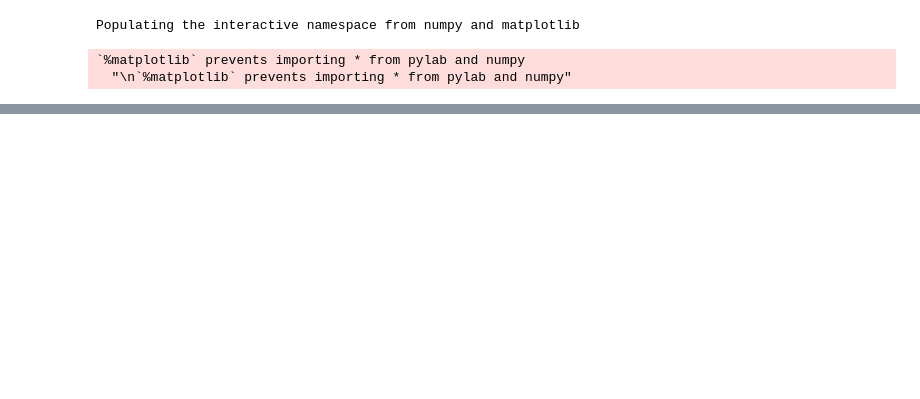
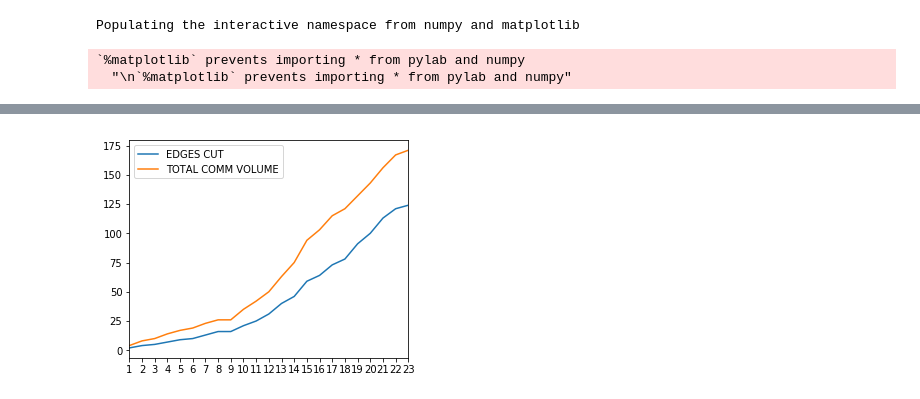
Before and after one commit to sbarakat/graph-partitioning, a Jupyter notebook: experiments.ipynb, the cells around one changed output, grey strips where cells are left out. Saved outputs shown, nothing was run; the diff lists cells and outputs as text; code cells hidden in the pictures; blank space fills up the shorter version.

Commit message:
Added code to load experiment results back in. Added basic code to display results

```diff
--- a/experiments.ipynb
+++ b/experiments.ipynb
@@ -375,0 +408,83 @@ TypeError: write() takes 2 positional arguments but 3 were given
+# %%
+# analyse some experiments
+resultsDir = os.path.join(parametrized_config['OUTPUT_DIRECTORY'], "17_04_05", "17_33_54")
+
+algorithms = all_algorithms
+partitions = [4, 6, 8]
+correctedness = [100]
+predictionModelCutoff = [0.2]
+networks = [1]
+slidingWindows = [False]
+virtualNodes = [False]
+GAMModels = [False]
+
+class ExperimentData:
+    def __init__(self, name, path, algorithm, partitions, correctedness, cutoff, networkID, slidingWindow, virtualNodes, GAMModel):
+        self.experimentName = name
+        self.experimentPath = path
+
+        self.algorithm = algorithm
+        self.partitions = partitions
+        self.correctedness = correctedness
+        self.cutoff = cutoff
+        self.networkID = networkID
+        self.slidingWindow = slidingWindow
+        self.virtualNodes = virtualNodes
+        self.gamModel = GAMModel
+
+        self.predictionModelMetrics = []
+        self.batchMetrics = []
+
+
+# load the expected experiments
+for algorithm in algorithms:
+    # run the experiment separately for each algorithm
+    experiments = []
+    for partition in partitions:
+        # run the experiment with differnt number of partitions
+        for correct in correctedness:
+            # run the experiment for different correctedness predictions
+            for cutoff in predictionModelCutoff:
+                # this is the real experiment - different cutoff values
+                for network in networks:
+                    # sliding window
+                    for sliding in slidingWindows:
+                        # virtual nodes
+                        for virtualNode in virtualNodes:
+                            # GAM
+                            for GAMModel in GAMModels:
+                                outFN = getOutFileName(algorithm, partition, correct, cutoff, network, sliding, virtualNode, GAMModel)
+                                outfPath = os.path.join(outputDir, outFN)
+
+                                experiment = ExperimentData(outFN, outfPath, algorithm, partition, correct, cutoff, network, sliding, virtualNode, GAMModel)
+
+                                outFile = OutFile(outfPath)
+                                data = outFile.load()
+                                experiment.predictionModelMetrics = data[0]
+                                experiment.batchMetrics = data[1]
+
+                                experiments.append(experiment)
+
+    for experiment in experiments:
+        # test the impact of number of partitions on metrics
+        print(experiment.experimentName)
+
+        rows = list(range(1, len(experiment.batchMetrics)+1))
+        df = pd.DataFrame(experiment.batchMetrics, index=rows, columns=cols).astype(float)
+        print(df)
+
+        print(len(df))
+
+        if len(df) > 1:
+            df.plot(y=['EDGES CUT', 'TOTAL COMM VOLUME'], xticks=rows, figsize=(5,4))
+
+            fig, axs = plt.subplots(1,5)
+            df.plot(y=['CUT RATIO'], title='Cut ratio', xticks=rows, figsize=(12,2), legend=False, ax=axs[0])
+            df.plot(y=['MODULARITY'], title='Modularity', xticks=rows, figsize=(12,2), legend=False, ax=axs[1])
+            df.plot(y=['LONELINESS'], title='Loneliness', xticks=rows, figsize=(12,2), legend=False, ax=axs[2])
+            df.plot(y=['NETWORK PERMANENCE'], title='Network permanence', xticks=rows, figsize=(12,2), legend=False, ax=axs[3])
+            df.plot(y=['NORM. MUTUAL INFO'], title='Norm. Mutual Info', xticks=rows, figsize=(12,2), legend=False, ax=axs[4])
+
+        else:
+            print("\n\nNot enough data points to plot charts. There is only one row.")
+# %% [output]
@@ -375,0 +508 @@ TypeError: write() takes 2 positional arguments but 3 were given
+[figure, added]
```
Also changed, not shown: parts of 3 cells of this notebook.
